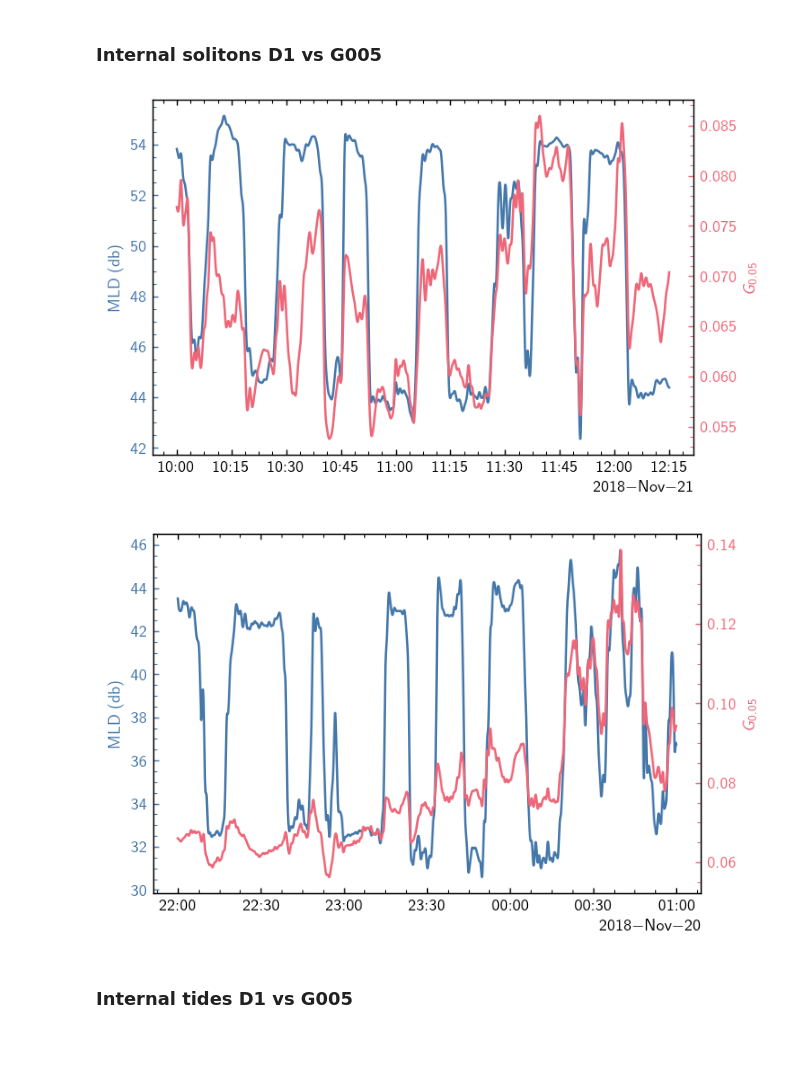
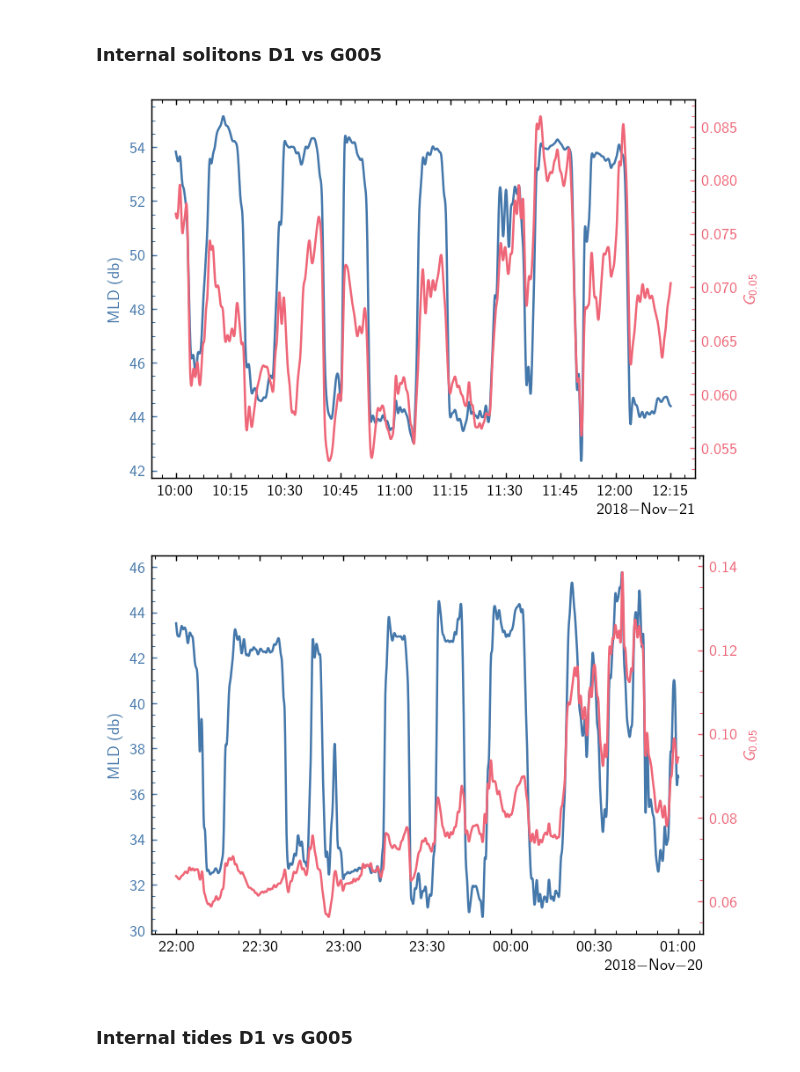
Before and after one commit to manufrn/TFG, a Jupyter notebook: notebooks/figures_and_results/final_plots.ipynb, the cells around one changed output. Saved outputs shown, nothing was run; the diff lists cells and outputs as text; code cells hidden in the pictures; blank space fills up the shorter version.

```diff
--- a/notebooks/figures_and_results/final_plots.ipynb
+++ b/notebooks/figures_and_results/final_plots.ipynb
@@ -20,7 +20,7 @@ from wavelet_analysis import wavelet_power_spectrum
 from harmonic_analysis import *
 from scipy.stats import chi2
 from statsmodels.tsa.stattools import acf, adfuller, ccf, ccovf
-plt.style.use('/home/manu/TFG_repo/notebooks/report.mplstyle')
+plt.style.use('/home/manu/TFG_repo/notebooks/mplstyles/report.mplstyle')
 # %%
 # load data and fit
 fit_chain = load_SHDR_fit('optimal_server_fit/AGL_20181116_fit_fci.csv')
@@ -601,6 +601,9 @@ def plot_D1_and_G005(figsize, D1, G005, period=[None, None], xlim=None, ylim=Non
     ax2.plot(date, G005_, color=colors[1])
     ax2.tick_params(axis='y', colors=colors[1], which='both')
     ax2.set_ylabel('$G_{0.05}$', color=colors[1])  # we already handled the x-label with ax1
+    fig.tight_layout()
+    if save is not None:
+        fig.savefig(figures_dir / save)
     plt.gcf().set_dpi(130)
     plt.show()
 # %%
@@ -614,13 +617,13 @@ period_soliton1 = [datetime(2018, 11, 21, 10), datetime(2018, 11, 21, 12, 15)]
 period_soliton2 = [datetime(2018, 11, 19, 22), datetime(2018, 11, 20, 1)]
 # %%
 figsize=get_figsize(0.95, 0.66)
-plot_D1_and_G005(figsize, D1_filt_64, G005_filt_64, period=period_soliton1)
+plot_D1_and_G005(figsize, D1_filt_64, G005_filt_64, period=period_soliton1, save='soliton_1.pdf')
 # %% [output]
-[figure, old version]
+[figure, new version]
 # %%
-plot_D1_and_G005(figsize, D1_filt_64, G005_filt_64, period=period_soliton2)
+plot_D1_and_G005(figsize, D1_filt_64, G005_filt_64, period=period_soliton2, save='soliton_2.pdf')
 # %% [output]
-[figure, old version]
+[figure, new version]
 # %% [markdown]
 ### Internal tides D1 vs G005
 # %%
```
Also changed, not shown: 5 other files.
